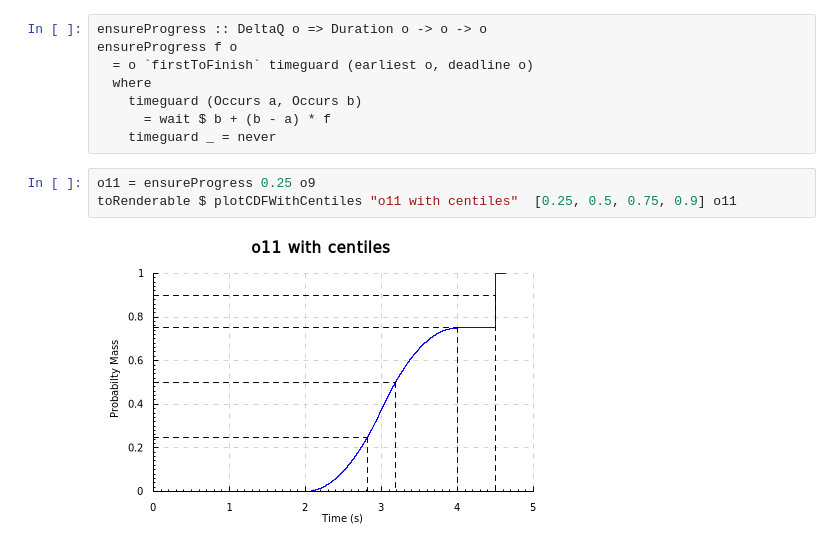
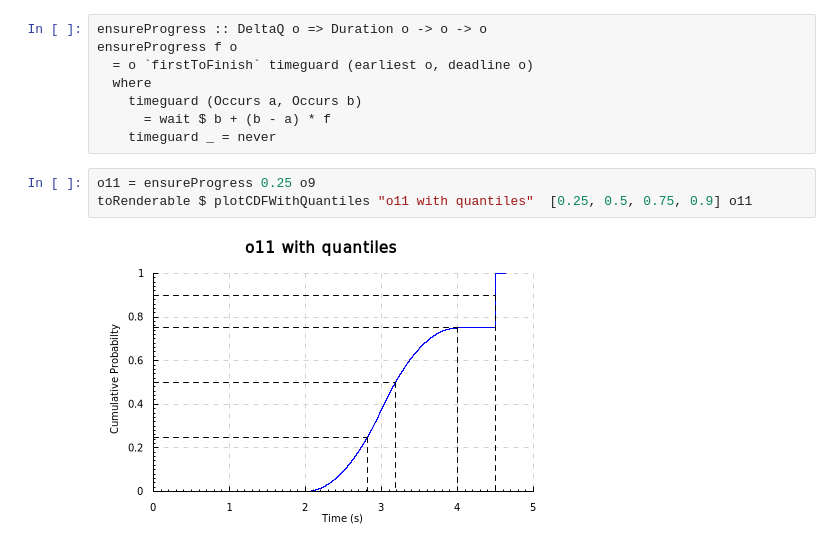
Before and after one commit to DeltaQ-SD/deltaq, a Jupyter notebook: doc/iHaskell-Notebooks/Features/01 - Introduction.ipynb, the cells around one changed output. Saved outputs shown, nothing was run; the diff lists cells and outputs as text.

```diff
--- a/doc/iHaskell-Notebooks/Features/01 - Introduction.ipynb
+++ b/doc/iHaskell-Notebooks/Features/01 - Introduction.ipynb
@@ -151,6 +155,6 @@ ensureProgress f o
     timeguard _ = never
 # %%
 o11 = ensureProgress 0.25 o9
-toRenderable $ plotCDFWithCentiles "o11 with centiles"  [0.25, 0.5, 0.75, 0.9] o11
+toRenderable $ plotCDFWithQuantiles "o11 with quantiles"  [0.25, 0.5, 0.75, 0.9] o11
 # %% [output]
-[figure, old version]
+[figure, new version]
```
Also changed, not shown: parts of 13 cells of this notebook, 1 other file.
